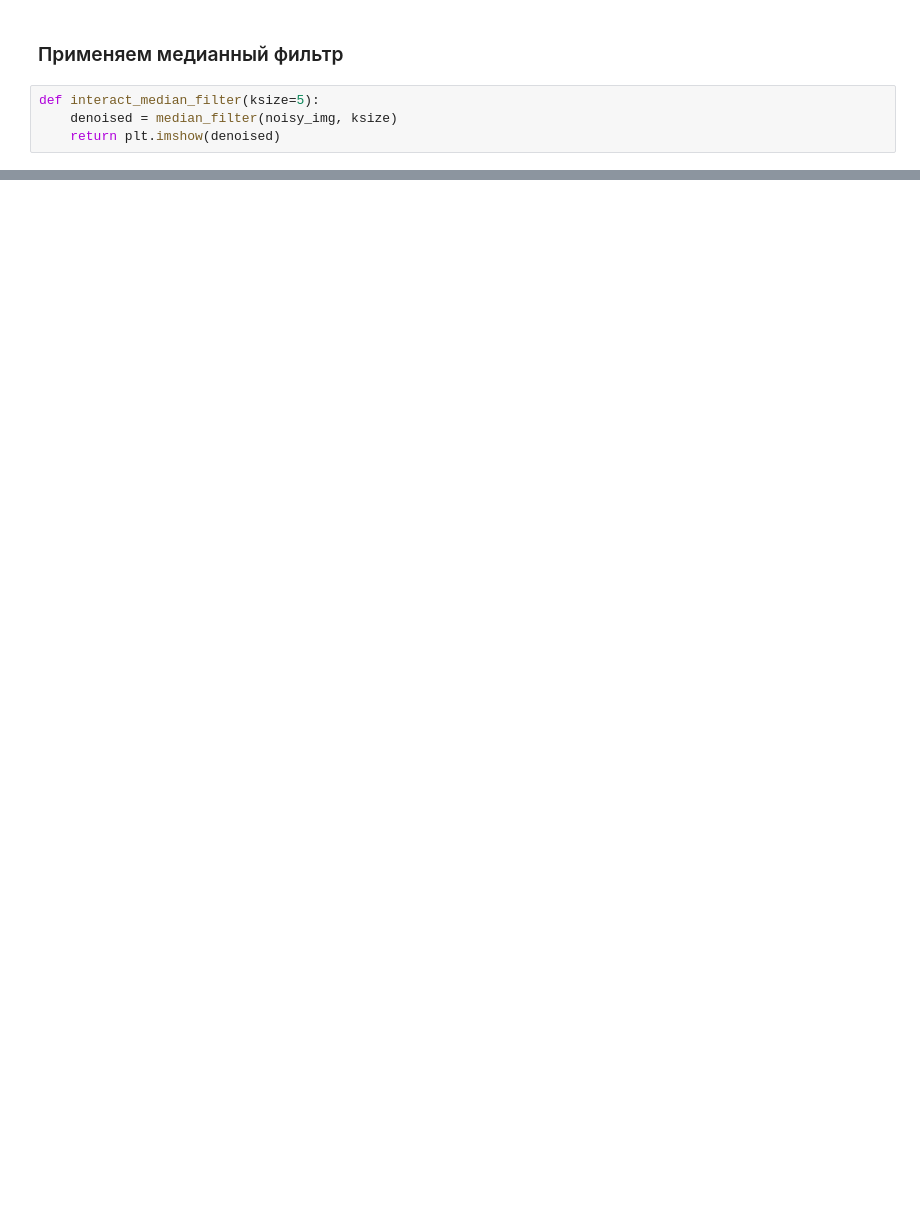
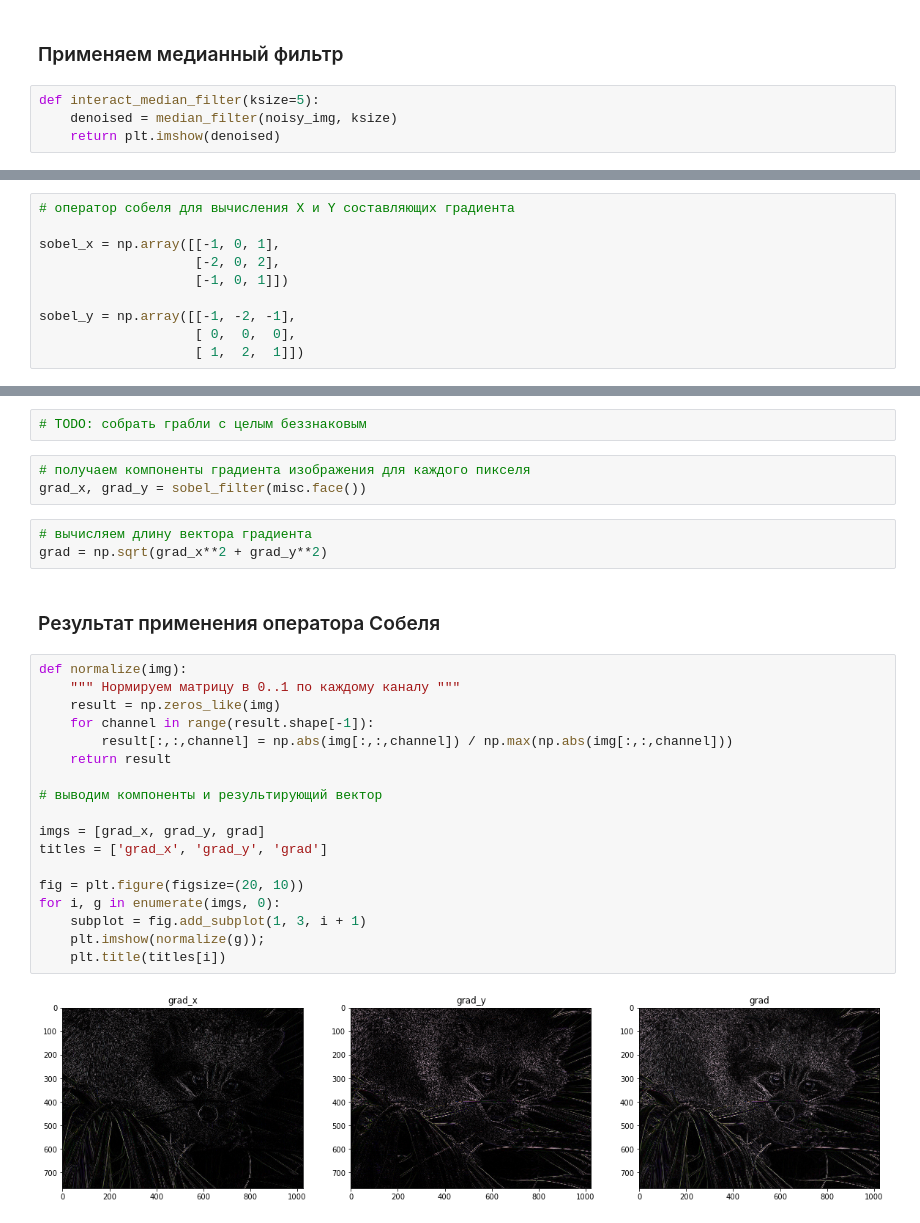
Before and after one commit to a4tunado/lectures, a Jupyter notebook: cv/001/tasks/001-filtering.ipynb, the cells around one changed output, grey strips where cells are left out. Drawn from its saved outputs; the diff is of its cells as text; blank space fills up the shorter version.

```diff
--- a/cv/001/tasks/001-filtering.ipynb
+++ b/cv/001/tasks/001-filtering.ipynb
@@ -122,0 +134,10 @@ interact(interact_median_filter, ksize = (1, 20, 1))
+# %%
+# оператор собеля для вычисления X и Y составляющих градиента
+
+sobel_x = np.array([[-1, 0, 1],
+                    [-2, 0, 2],
+                    [-1, 0, 1]])
+
+sobel_y = np.array([[-1, -2, -1],
+                    [ 0,  0,  0],
+                    [ 1,  2,  1]])
@@ -122,0 +167,30 @@ interact(interact_median_filter, ksize = (1, 20, 1))
+# %%
+# TODO: собрать грабли с целым беззнаковым
+# %%
+# получаем компоненты градиента изображения для каждого пикселя
+grad_x, grad_y = sobel_filter(misc.face())
+# %%
+# вычисляем длину вектора градиента
+grad = np.sqrt(grad_x**2 + grad_y**2)
+# %% [markdown]
+### Результат применения оператора Собеля
+# %%
+def normalize(img):
+    """ Нормируем матрицу в 0..1 по каждому каналу """
+    result = np.zeros_like(img)
+    for channel in range(result.shape[-1]):
+        result[:,:,channel] = np.abs(img[:,:,channel]) / np.max(np.abs(img[:,:,channel]))
+    return result
+
+# выводим компоненты и результирующий вектор
+
+imgs = [grad_x, grad_y, grad]
+titles = ['grad_x', 'grad_y', 'grad']
+
+fig = plt.figure(figsize=(20, 10))
+for i, g in enumerate(imgs, 0):
+    subplot = fig.add_subplot(1, 3, i + 1)
+    plt.imshow(normalize(g));
+    plt.title(titles[i])
+# %% [output]
+[figure, added]
```
Also changed, not shown: parts of 9 cells of this notebook.
